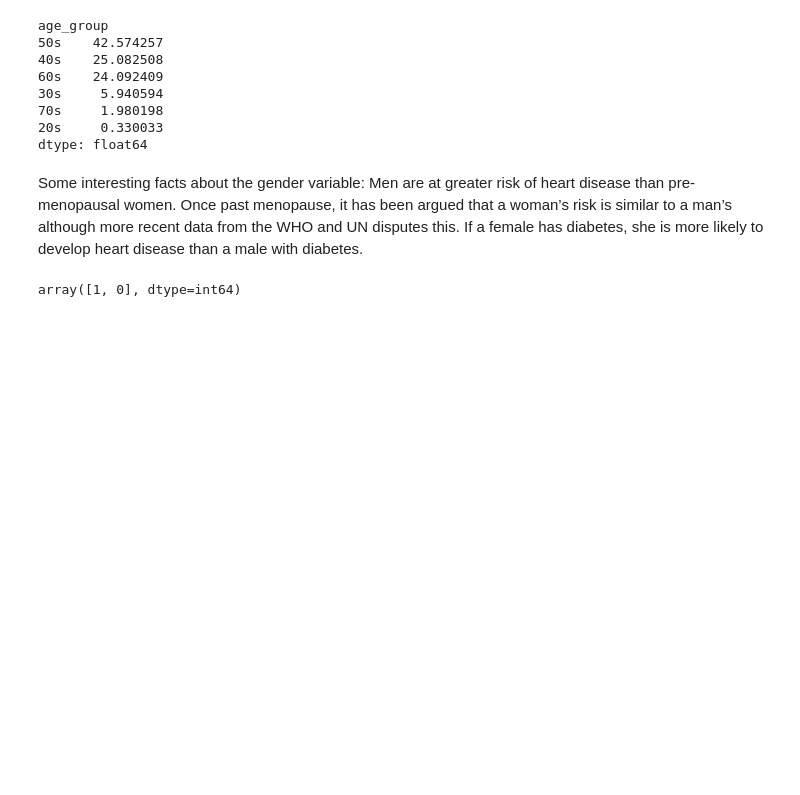
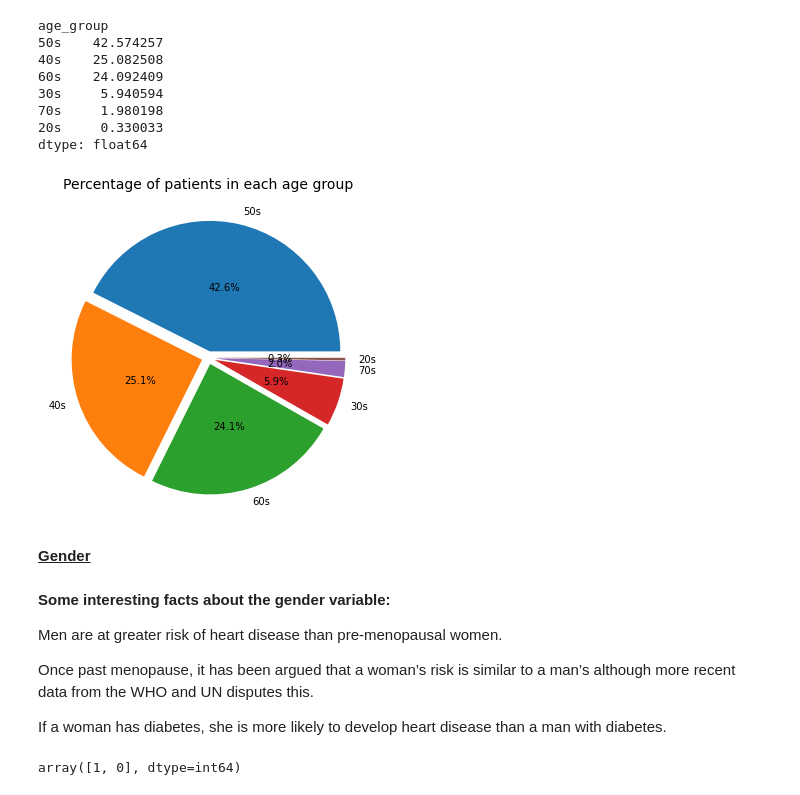
Before and after one commit to abielhammonds/predict_heart_disease_machine_learning_project, a Jupyter notebook: heart_disease_uci.ipynb, the cells around one changed output. Saved outputs shown, nothing was run; the diff lists cells and outputs as text; code cells hidden in the pictures; blank space fills up the shorter version.

Commit message:
updating project file with additional variables analysis

```diff
--- a/heart_disease_uci.ipynb
+++ b/heart_disease_uci.ipynb
@@ -146,7 +168,23 @@ age_group
 70s     1.980198
 20s     0.330033
 dtype: float64
+# %%
+#plot the age percentages using matplotlib (pie charts aren't available in Seaborn)
+pie, ax = plt.subplots(figsize=[10,6])
+labels = age_percents.keys()
+plt.pie(x=age_percents, autopct="%.1f%%", explode=[0.05]*6, labels=labels, pctdistance=0.5)
+plt.title("Percentage of patients in each age group", fontsize=14);
+pie.savefig("AgePercents.png")
+# %% [output]
+[figure, added]
+# %% [markdown]
+<u>**Gender**</u>
 # %% [markdown]
-Some interesting facts about the gender variable:
-    Men are at greater risk of heart disease than pre-menopausal women. Once past menopause, it has been argued that a woman’s risk is similar to a man’s although more recent data from the WHO and UN disputes this. If a female has diabetes, she is more likely to develop heart disease than a male with diabetes.
+**Some interesting facts about the gender variable:**
+
+Men are at greater risk of heart disease than pre-menopausal women.
+
+Once past menopause, it has been argued that a woman’s risk is similar to a man’s although more recent data from the WHO and UN disputes this.
+
+If a woman has diabetes, she is more likely to develop heart disease than a man with diabetes.
 # %%
```
Also changed, not shown: parts of 58 cells of this notebook.
